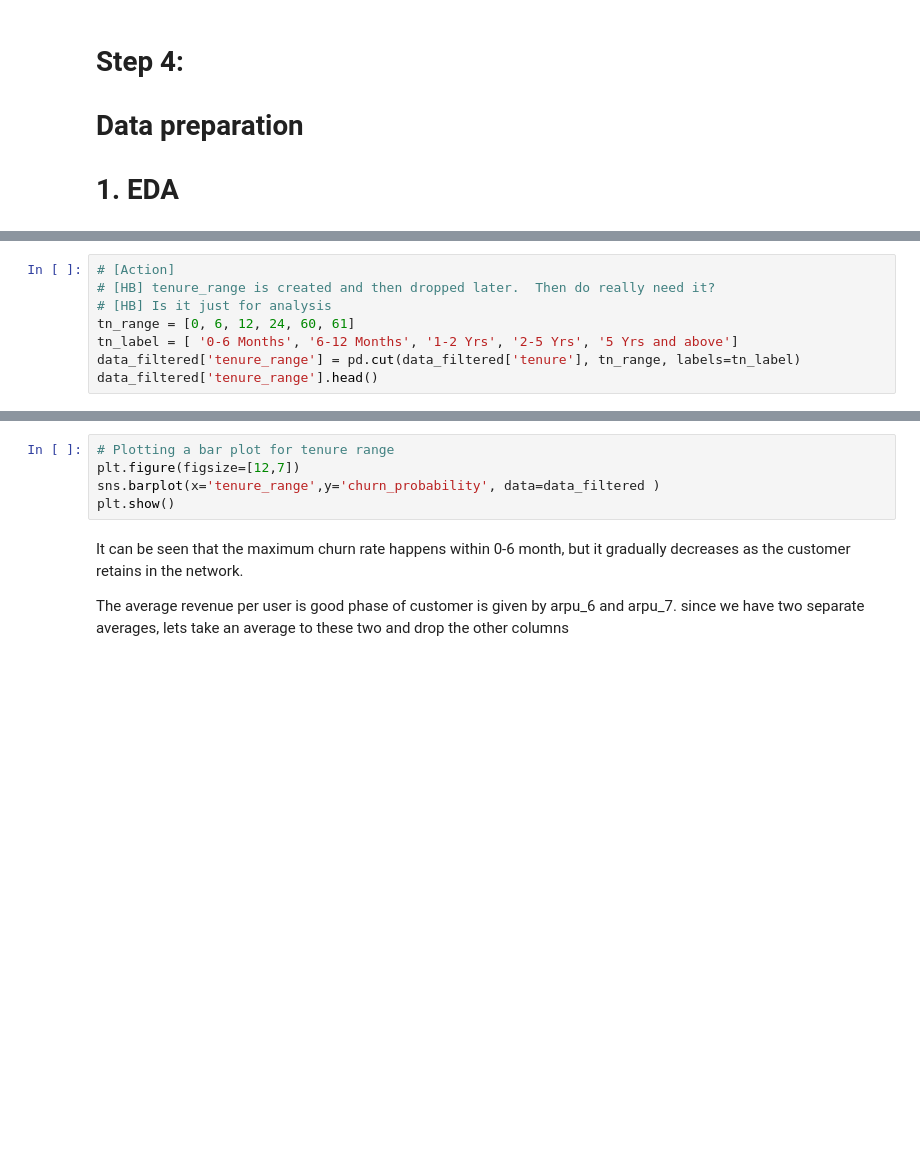
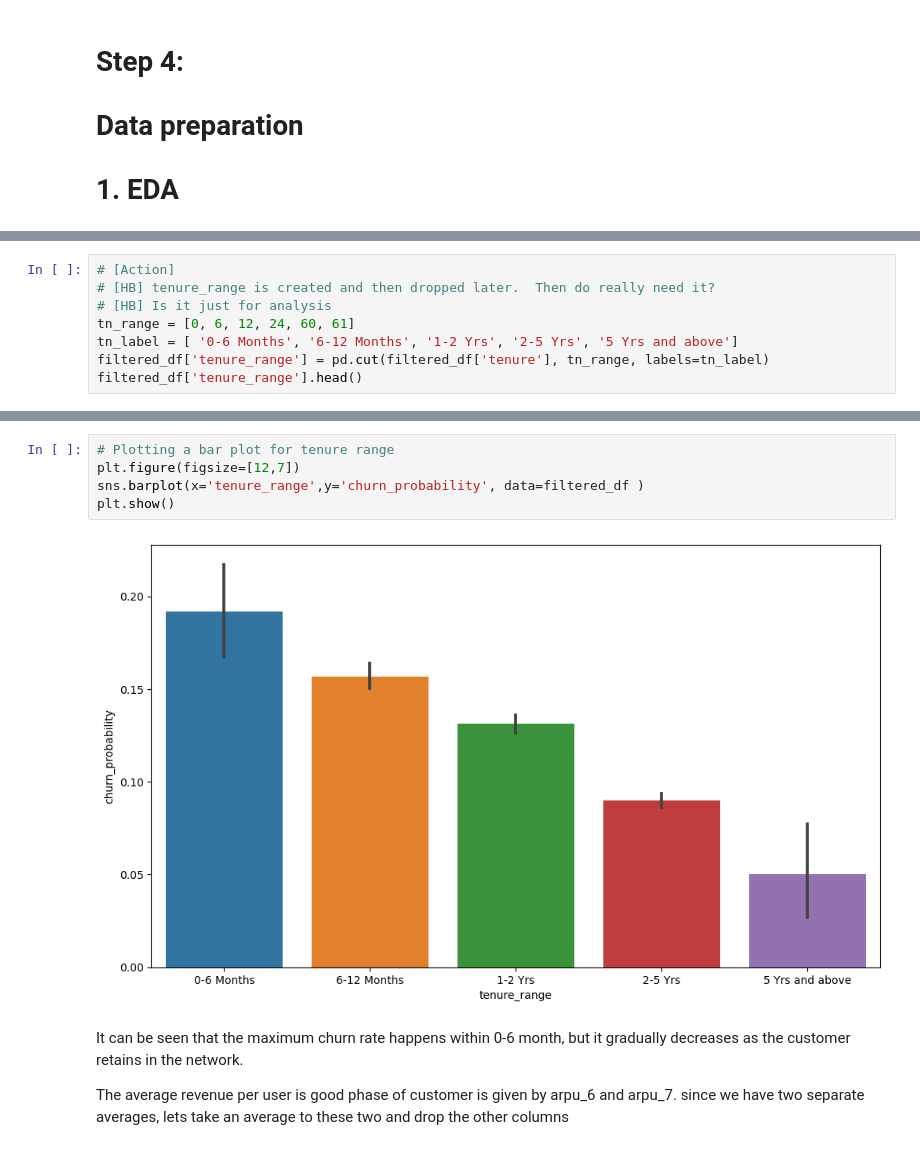
Before and after one commit to harish-babu/telecom-churn, a Jupyter notebook: telecom_mod.ipynb, the cells around one changed output, grey strips where cells are left out. Cells and saved outputs as stored; diff of their text form; blank space fills up the shorter version.

```diff
--- a/telecom_mod.ipynb
+++ b/telecom_mod.ipynb
@@ -778,5 +564,5 @@ plt.show()
 # [HB] Is it just for analysis
 tn_range = [0, 6, 12, 24, 60, 61]
 tn_label = [ '0-6 Months', '6-12 Months', '1-2 Yrs', '2-5 Yrs', '5 Yrs and above']
-data_filtered['tenure_range'] = pd.cut(data_filtered['tenure'], tn_range, labels=tn_label)
-data_filtered['tenure_range'].head()
+filtered_df['tenure_range'] = pd.cut(filtered_df['tenure'], tn_range, labels=tn_label)
+filtered_df['tenure_range'].head()
@@ -783,8 +577,10 @@ data_filtered['tenure_range'].head()
 # %%
 # Plotting a bar plot for tenure range
 plt.figure(figsize=[12,7])
-sns.barplot(x='tenure_range',y='churn_probability', data=data_filtered )
+sns.barplot(x='tenure_range',y='churn_probability', data=filtered_df )
 plt.show()
+# %% [output]
+[figure, added]
 # %% [markdown]
 It can be seen that the maximum churn rate happens within 0-6 month, but it gradually decreases as the customer retains in the network.
 
```
Also changed, not shown: parts of 140 cells of this notebook.
